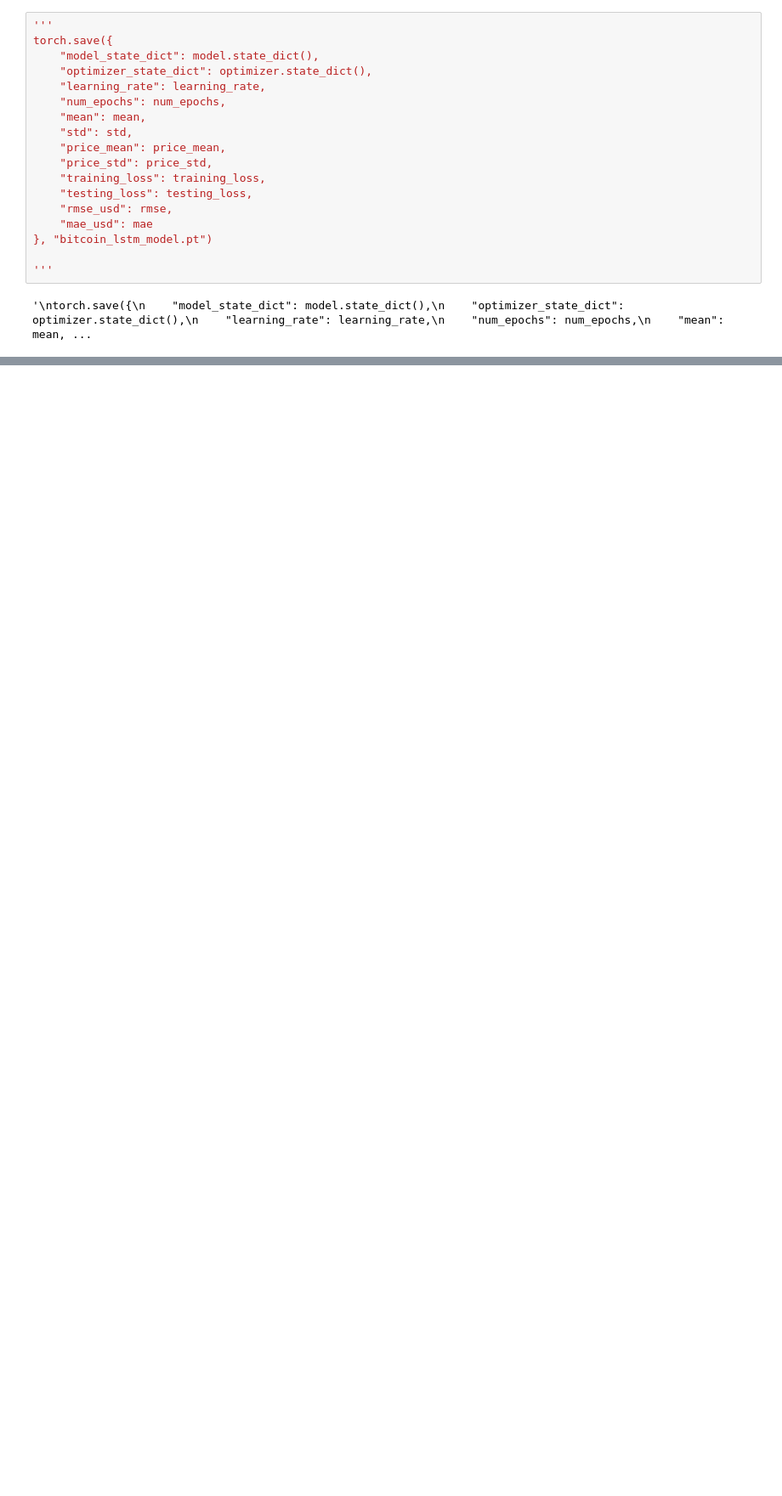
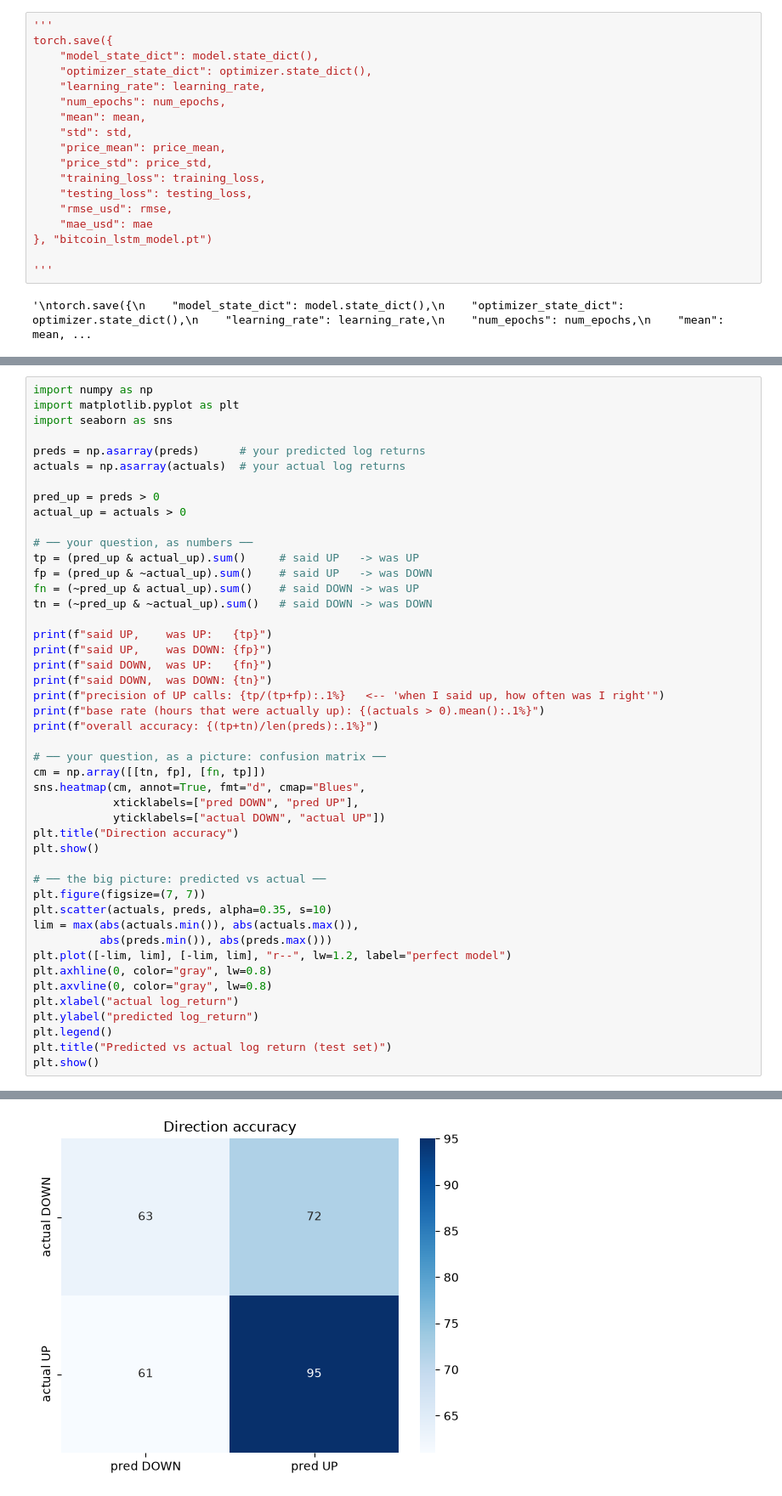
Before and after one commit to SANIC6/Bitcoin-Predictor, a Jupyter notebook: model 3.ipynb, the cells around one changed output, grey strips where cells are left out. Shown at 85% size. Drawn from its saved outputs; the diff is of its cells as text; blank space fills up the shorter version.

```diff
--- a/model 3.ipynb
+++ b/model 3.ipynb
@@ -313,0 +438,47 @@ torch.save({
+# %%
+import numpy as np
+import matplotlib.pyplot as plt
+import seaborn as sns
+
+preds = np.asarray(preds)      # your predicted log returns
+actuals = np.asarray(actuals)  # your actual log returns
+
+pred_up = preds > 0
+actual_up = actuals > 0
+
+# ── your question, as numbers ──
+tp = (pred_up & actual_up).sum()     # said UP   -> was UP
+fp = (pred_up & ~actual_up).sum()    # said UP   -> was DOWN
+fn = (~pred_up & actual_up).sum()    # said DOWN -> was UP
+tn = (~pred_up & ~actual_up).sum()   # said DOWN -> was DOWN
+
+print(f"said UP,    was UP:   {tp}")
+print(f"said UP,    was DOWN: {fp}")
+print(f"said DOWN,  was UP:   {fn}")
+print(f"said DOWN,  was DOWN: {tn}")
+print(f"precision of UP calls: {tp/(tp+fp):.1%}   <-- 'when I said up, how often was I right'")
+print(f"base rate (hours that were actually up): {(actuals > 0).mean():.1%}")
+print(f"overall accuracy: {(tp+tn)/len(preds):.1%}")
+
+# ── your question, as a picture: confusion matrix ──
+cm = np.array([[tn, fp], [fn, tp]])
+sns.heatmap(cm, annot=True, fmt="d", cmap="Blues",
+            xticklabels=["pred DOWN", "pred UP"],
+            yticklabels=["actual DOWN", "actual UP"])
+plt.title("Direction accuracy")
+plt.show()
+
+# ── the big picture: predicted vs actual ──
+plt.figure(figsize=(7, 7))
+plt.scatter(actuals, preds, alpha=0.35, s=10)
+lim = max(abs(actuals.min()), abs(actuals.max()),
+          abs(preds.min()), abs(preds.max()))
+plt.plot([-lim, lim], [-lim, lim], "r--", lw=1.2, label="perfect model")
+plt.axhline(0, color="gray", lw=0.8)
+plt.axvline(0, color="gray", lw=0.8)
+plt.xlabel("actual log_return")
+plt.ylabel("predicted log_return")
+plt.legend()
+plt.title("Predicted vs actual log return (test set)")
+plt.show()
+# %% [output]
@@ -313,0 +492 @@ torch.save({
+[figure, added]
```
Also changed, not shown: parts of 14 cells of this notebook, 6 other files.
